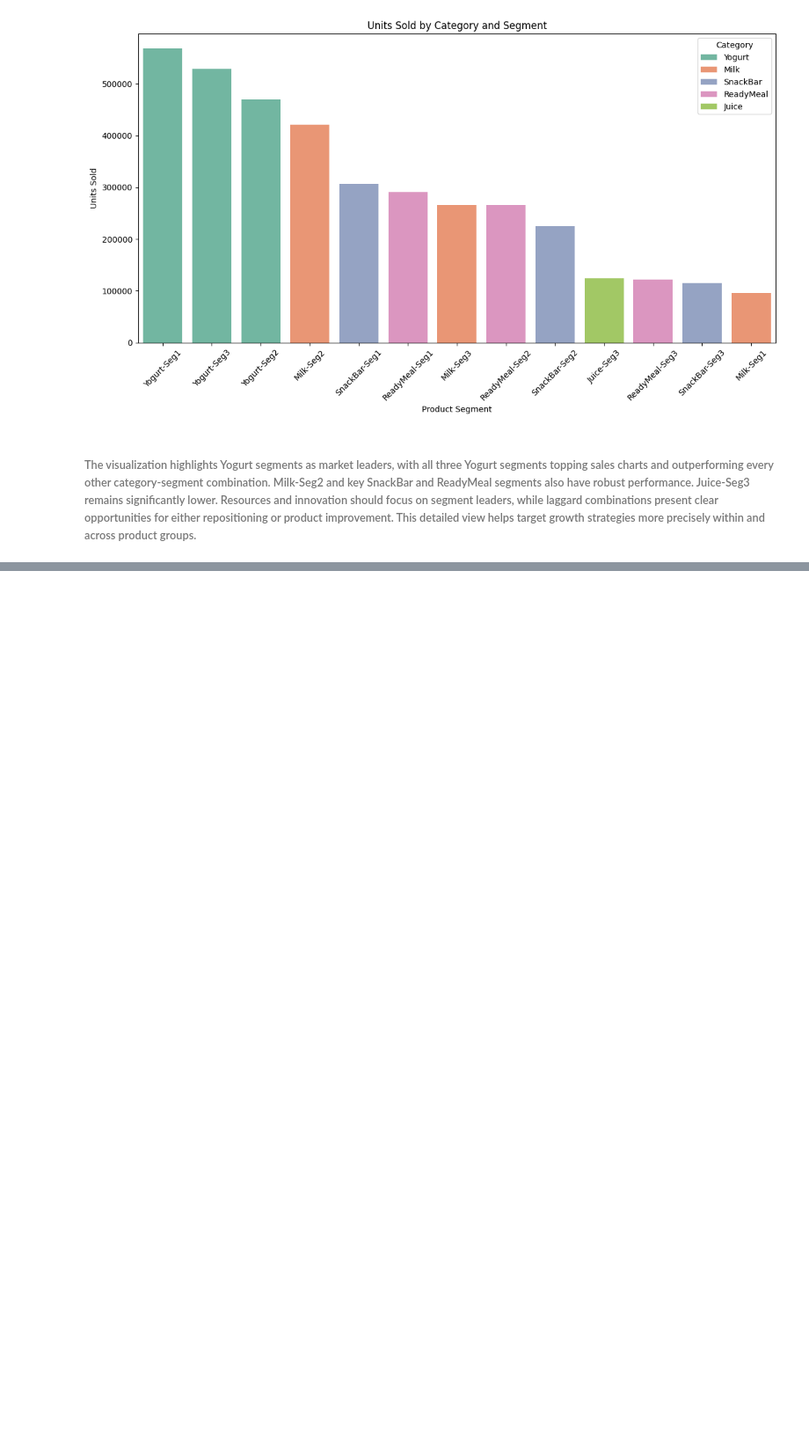
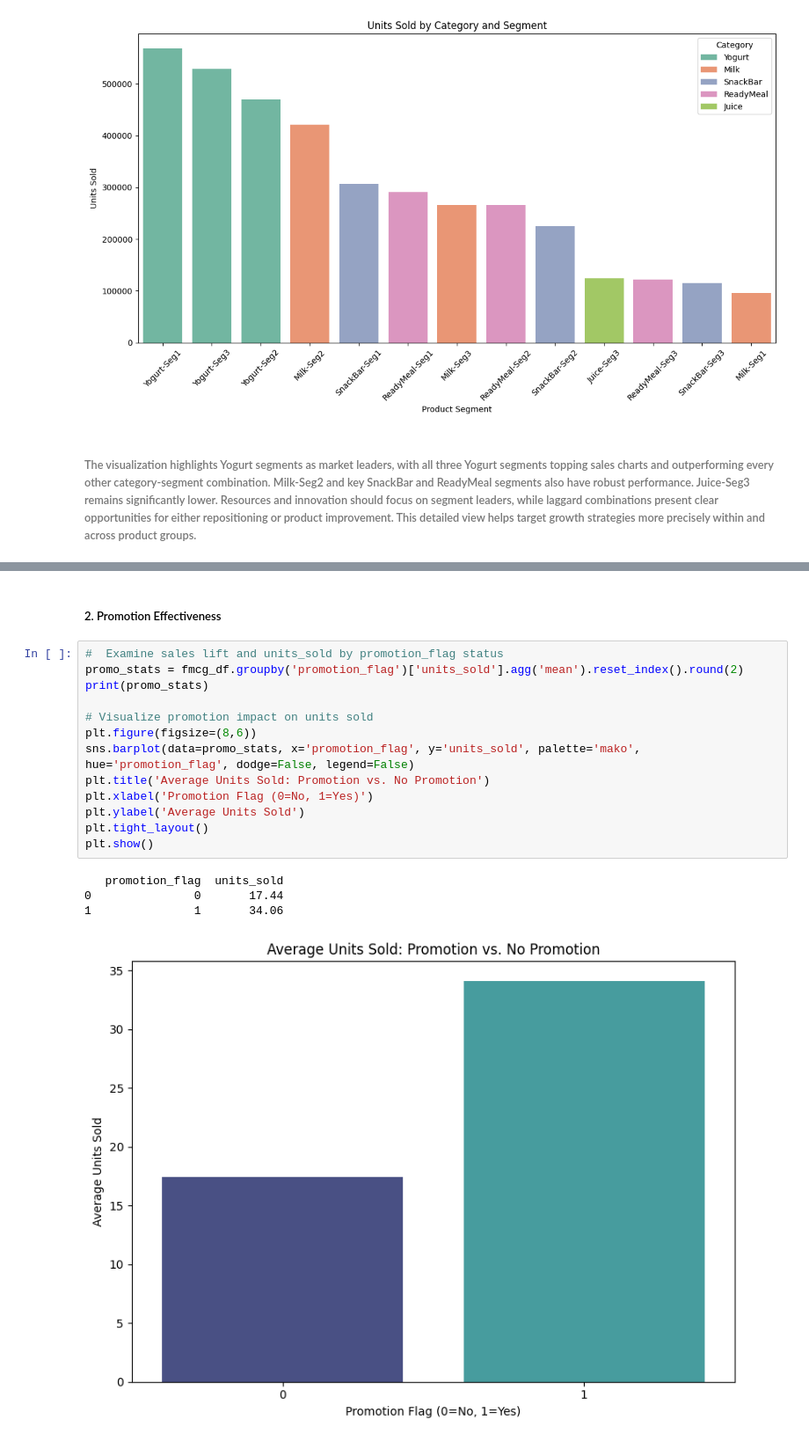
Before and after one commit to bettk-io/DA, a Jupyter notebook: FMCG_industry/EDA_and_business_insights/FMCG_notebook.ipynb, the cells around one changed output, grey strips where cells are left out. Shown: that part at 88% size. Cells and saved outputs as stored; diff of their text form; blank space fills up the shorter version.

```diff
--- a/FMCG_industry/EDA_and_business_insights/FMCG_notebook.ipynb
+++ b/FMCG_industry/EDA_and_business_insights/FMCG_notebook.ipynb
@@ -464,0 +515,20 @@ plt.show()
+# %% [markdown]
+##### 2. Promotion Effectiveness
+# %%
+#  Examine sales lift and units_sold by promotion_flag status
+promo_stats = fmcg_df.groupby('promotion_flag')['units_sold'].agg('mean').reset_index().round(2)
+print(promo_stats)
+
+# Visualize promotion impact on units sold
+plt.figure(figsize=(8,6))
+sns.barplot(data=promo_stats, x='promotion_flag', y='units_sold', palette='mako', hue='promotion_flag', dodge=False, legend=False)
+plt.title('Average Units Sold: Promotion vs. No Promotion')
+plt.xlabel('Promotion Flag (0=No, 1=Yes)')
+plt.ylabel('Average Units Sold')
+plt.tight_layout()
+plt.show()
+# %% [output]
+   promotion_flag  units_sold
+0               0       17.44
+1               1       34.06
+[figure, added]
```
Also changed, not shown: parts of 17 cells of this notebook.
